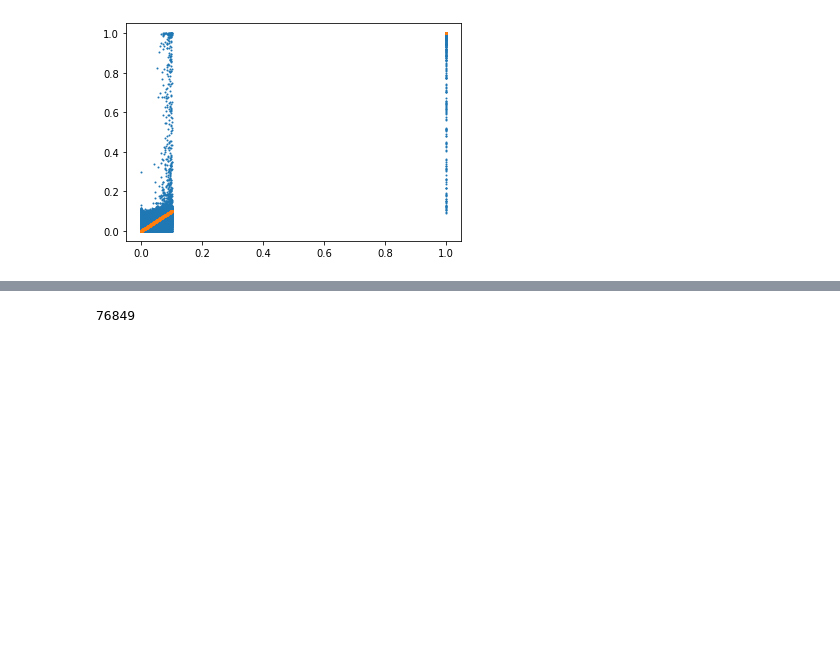
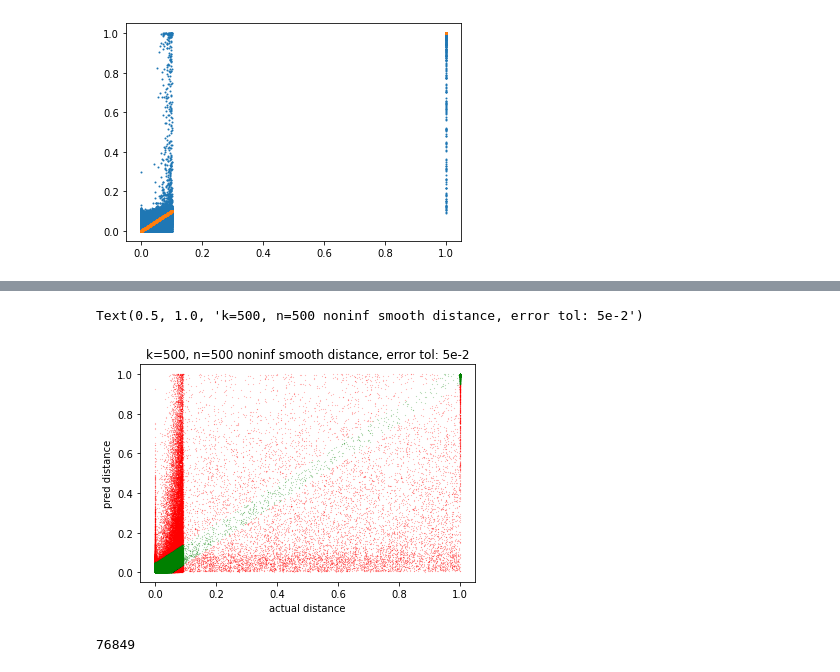
Before and after one commit to microsoft/distance-learner, a Jupyter notebook: notebooks/Testing Code.ipynb, the cells around one changed output, grey strips where cells are left out. Cells and saved outputs as stored; diff of their text form; code cells hidden in the pictures; blank space fills up the shorter version.

```diff
--- a/notebooks/Testing Code.ipynb
+++ b/notebooks/Testing Code.ipynb
@@ -43,3 +43,15 @@ Text(0.5, 1.0, 'k=500, n=500 noninf distance, error tol: 5e-2')
+# %%
+mask = np.abs(val_set.normed_all_smooth_distances.numpy().ravel() - val_logits.numpy().ravel()) >= 5e-2
+colors = ["red" if i is True else "green" for i in mask]
+plt.scatter(val_set.normed_all_smooth_distances.numpy().ravel()[mask], val_logits.numpy().ravel()[mask], s=0.01, c="red")
+plt.scatter(val_set.normed_all_smooth_distances.numpy().ravel()[np.logical_not(mask)], val_logits.numpy().ravel()[np.logical_not(mask)], s=0.01, c="green")
+# plt.scatter(val_set.normed_all_smooth_distances.numpy()[:, 0], val_targets.numpy()[:, 0], s=1)
+plt.xlabel("actual distance")
+plt.ylabel("pred distance")
+plt.title("k=500, n=500 noninf smooth distance, error tol: 5e-2")
+# %% [output]
+Text(0.5, 1.0, 'k=500, n=500 noninf smooth distance, error tol: 5e-2')
+[figure, added]
 # %%
 (np.abs(val_set.normed_all_smooth_distances.numpy()[:, 0] - val_logits.numpy()[:, 0]) >= 1e-2
 # %% [output]
```
Also changed, not shown: parts of 2 cells of this notebook, 4 other files.
